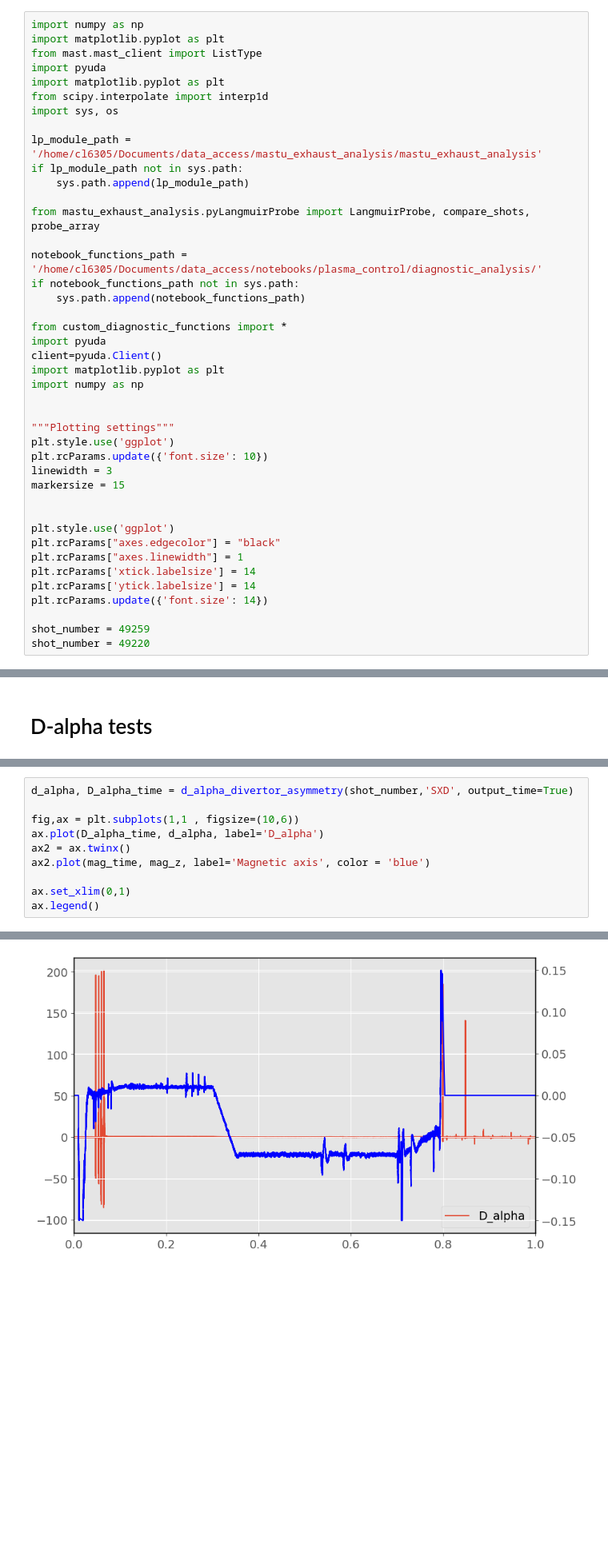
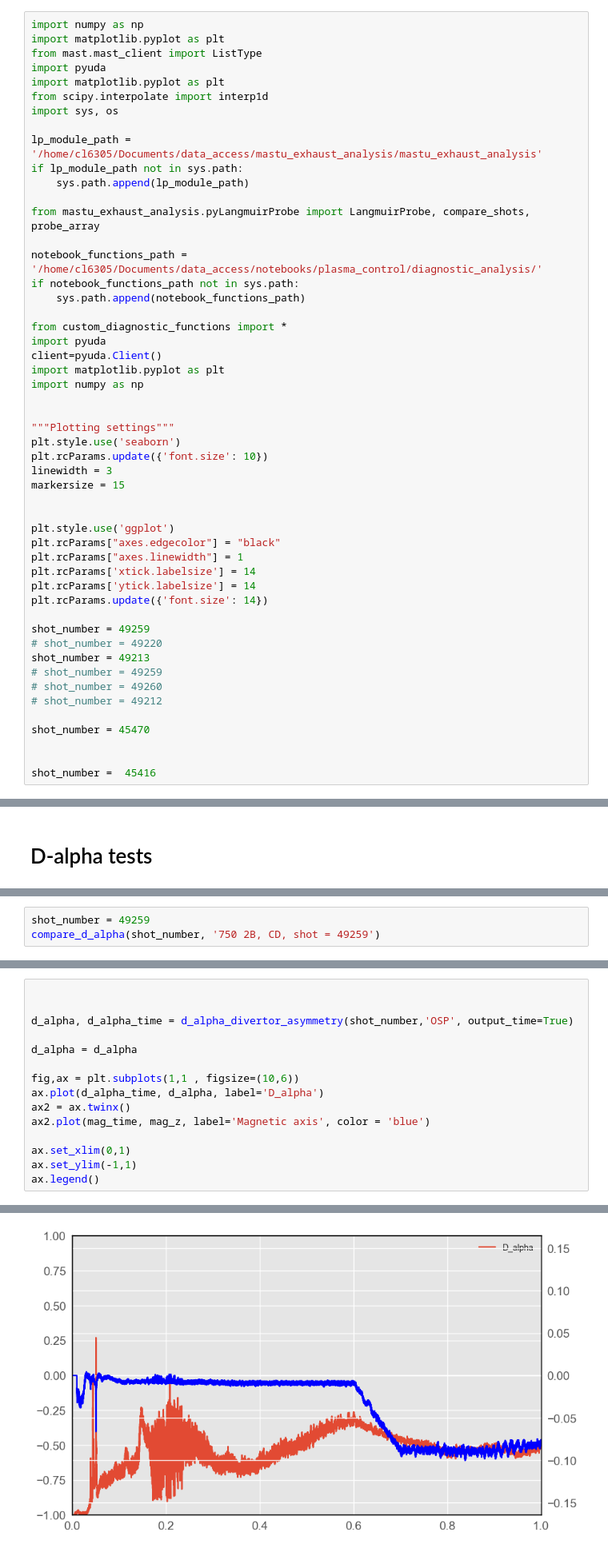
Before and after one commit to PoloidalLloyd/notebooks, a Jupyter notebook: plasma_control/diagnostic_analysis/diagnostic_tests.ipynb, the cells around one changed output, grey strips where cells are left out. Shown at 80% size. Cells and saved outputs as stored; diff of their text form; blank space fills up the shorter version.

Commit message:
Added compare_d_alpha func

```diff
--- a/plasma_control/diagnostic_analysis/diagnostic_tests.ipynb
+++ b/plasma_control/diagnostic_analysis/diagnostic_tests.ipynb
@@ -25,7 +25,7 @@ import numpy as np
 
 
 """Plotting settings"""
-plt.style.use('ggplot')
+plt.style.use('seaborn')
 plt.rcParams.update({'font.size': 10})
 linewidth = 3
 markersize = 15
@@ -39,7 +39,16 @@ plt.rcParams['ytick.labelsize'] = 14
 plt.rcParams.update({'font.size': 14})
 
 shot_number = 49259
-shot_number = 49220
+# shot_number = 49220
+shot_number = 49213
+# shot_number = 49259
+# shot_number = 49260
+# shot_number = 49212
+
+shot_number = 45470
+
+
+shot_number =  45416
 # %% [markdown]
 # Magnetic axis tests
 # %%
@@ -60,0 +133,3 @@ plt.plot(mag_time, mag_z, label='Magnetic axis')
+# %%
+shot_number = 49259
+compare_d_alpha(shot_number, '750 2B, CD, shot = 49259')
@@ -61,13 +140,18 @@ plt.plot(mag_time, mag_z, label='Magnetic axis')
 # %%
-d_alpha, D_alpha_time = d_alpha_divertor_asymmetry(shot_number,'SXD', output_time=True)
+
+
+d_alpha, d_alpha_time = d_alpha_divertor_asymmetry(shot_number,'OSP', output_time=True)
+
+d_alpha = d_alpha
 
 fig,ax = plt.subplots(1,1 , figsize=(10,6))
-ax.plot(D_alpha_time, d_alpha, label='D_alpha')
+ax.plot(d_alpha_time, d_alpha, label='D_alpha')
 ax2 = ax.twinx()
 ax2.plot(mag_time, mag_z, label='Magnetic axis', color = 'blue')
 
 ax.set_xlim(0,1)
+ax.set_ylim(-1,1)
 ax.legend()
 # %% [output]
 <matplotlib.legend.Legend at 0x...>
-[figure, old version]
+[figure, new version]
```
Also changed, not shown: parts of 24 cells of this notebook, 1 other file.
